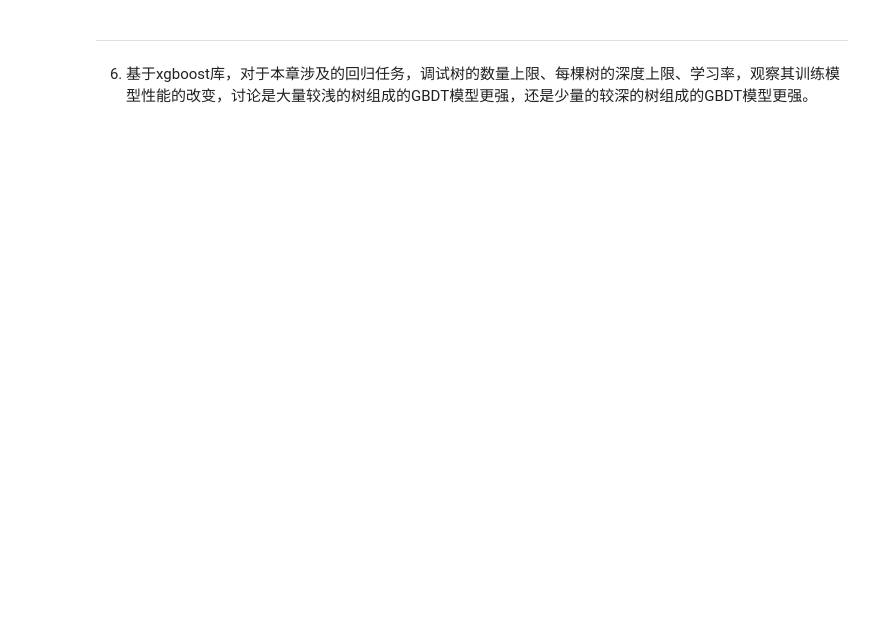
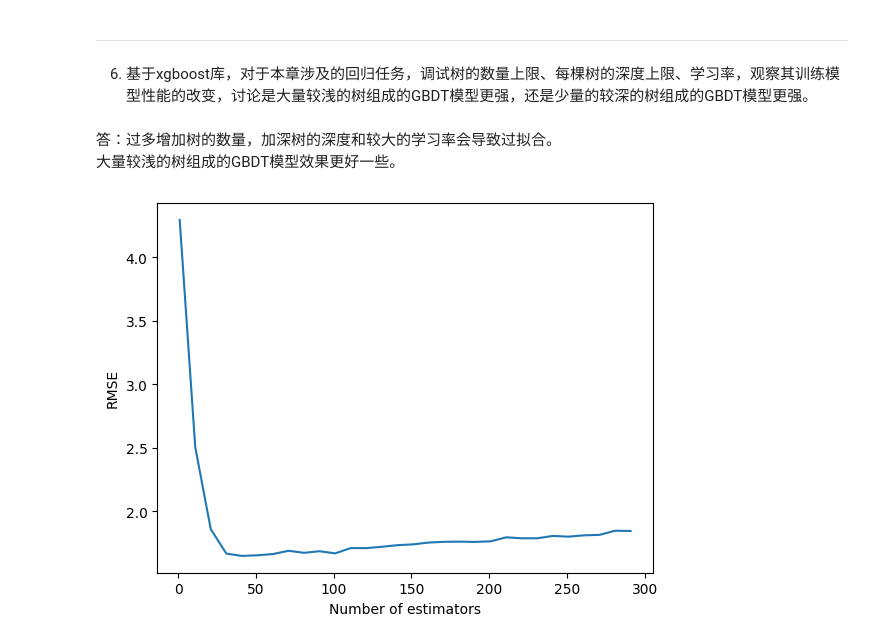
Before and after one commit to motewei/Hands-on-ML-solutions, a Jupyter notebook: 第13章 集成学习与梯度提升决策树/章节习题解答/集成学习与梯度提升决策树.ipynb, the cells around one changed output. Saved outputs shown, nothing was run; the diff lists cells and outputs as text; code cells hidden in the pictures; blank space fills up the shorter version.

```diff
--- a/第13章 集成学习与梯度提升决策树/章节习题解答/集成学习与梯度提升决策树.ipynb
+++ b/第13章 集成学习与梯度提升决策树/章节习题解答/集成学习与梯度提升决策树.ipynb
@@ -256,3 +385,6 @@ TypeError: __init__() got an unexpected keyword argument 'base_estimator'
 ---
 # %% [markdown]
 6. 基于xgboost库，对于本章涉及的回归任务，调试树的数量上限、每棵树的深度上限、学习率，观察其训练模型性能的改变，讨论是大量较浅的树组成的GBDT模型更强，还是少量的较深的树组成的GBDT模型更强。
+# %% [markdown]
+答：过多增加树的数量，加深树的深度和较大的学习率会导致过拟合。
+      大量较浅的树组成的GBDT模型效果更好一些。
@@ -258,0 +394,48 @@ TypeError: __init__() got an unexpected keyword argument 'base_estimator'
+# %%
+# 生成回归数据集
+reg_X, reg_y = make_friedman1(
+    n_samples=2000, # 样本数目
+    n_features=100, # 特征数目
+    noise=0.5, # 噪声的标准差
+    random_state=0 # 随机种子
+)
+
+# 划分训练集与测试集
+reg_X_train, reg_X_test, reg_y_train, reg_y_test = \
+    train_test_split(reg_X, reg_y, test_size=0.2, random_state=0)
+# %%
+# 树的数量
+def rmse(regressor):
+    # 计算regressor在测试集上的RMSE
+    y_pred = regressor.predict(reg_X_test)
+    return np.sqrt(np.mean((y_pred - reg_y_test) ** 2))
+
+
+
+M = np.arange(1, 301, 10)
+diff_rmse = []
+
+for m in M:
+    # XGBoost回归树
+    xgbr = xgb.XGBRegressor(
+        n_estimators=m, # 弱分类器数目
+        max_depth=1, # 决策树最大深度
+        learning_rate=0.5, # 学习率
+        gamma=0.0, # 对决策树叶节点数目的惩罚系数，当弱分类器为stump时不起作用
+        reg_lambda=0.1, # L2正则化系数
+        subsample=0.5, # 与随机森林类似，表示采样特征的比例
+        objective='reg:squarederror', # MSE损失函数
+        eval_metric='rmse', # 用RMSE作为评价指标
+        random_state=0 # 随机种子
+    )
+
+    xgbr.fit(reg_X_train, reg_y_train)
+    # print(f"XGBoost rmse：{rmse(xgbr):.3f}")
+    diff_rmse.append(rmse(xgbr))
+
+plt.plot(M, diff_rmse, label="XGBoost rmse")
+plt.xlabel("Number of estimators")
+plt.ylabel("RMSE")
+plt.show()
+# %% [output]
+[figure, added]
```
Also changed, not shown: parts of 12 cells of this notebook, 1 other file.
